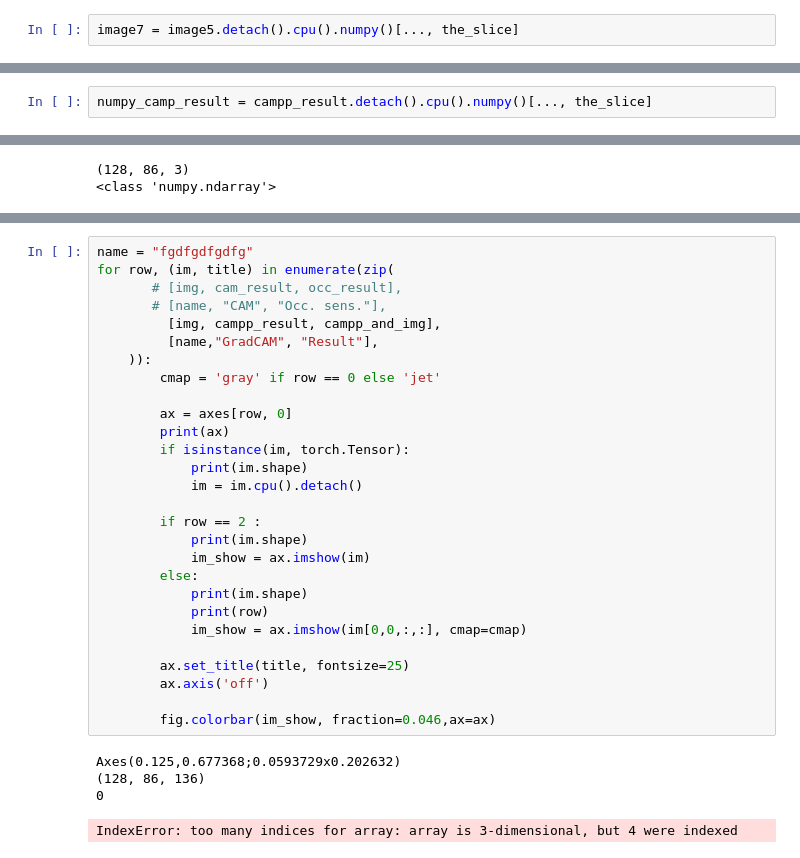
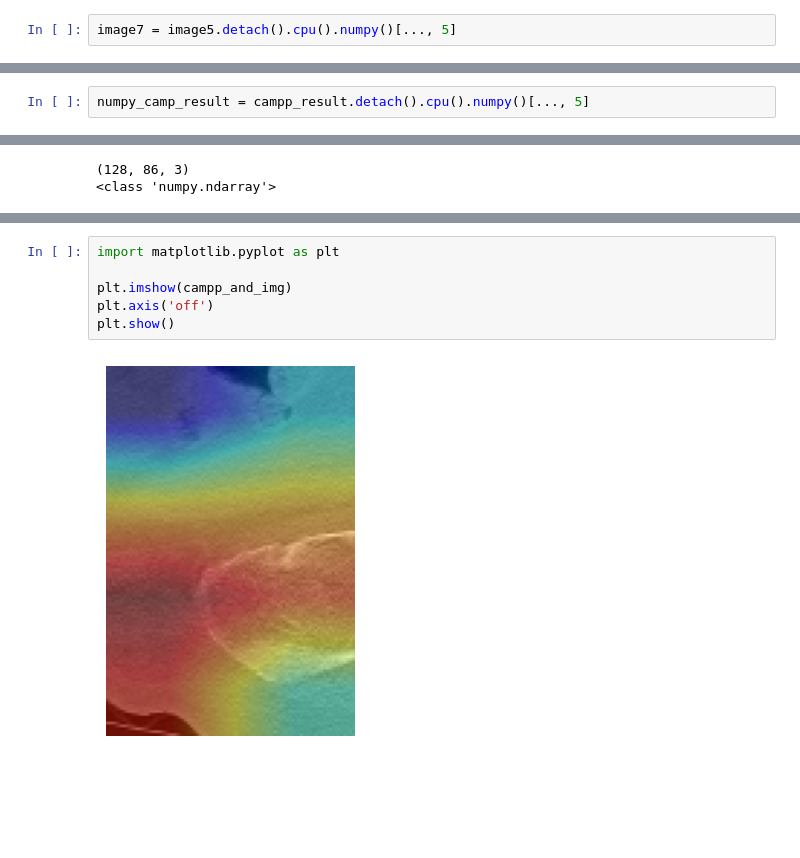
Before and after one commit to ardamamur/3D-Castellvi-Prediction, a Jupyter notebook: notebooks/visualize_learned_filters.ipynb, the cells around one changed output, grey strips where cells are left out. Saved outputs shown, nothing was run; the diff lists cells and outputs as text; blank space fills up the shorter version.

Commit message:
heatmap

```diff
--- a/notebooks/visualize_learned_filters.ipynb
+++ b/notebooks/visualize_learned_filters.ipynb
@@ -589,2 +521,2 @@ print(the_slice)
 # %%
-image7 = image5.detach().cpu().numpy()[..., the_slice]
+image7 = image5.detach().cpu().numpy()[..., 5]
@@ -609,5 +604,5 @@ campp_result = campp( x=image5 , class_idx=None)
 # %%
-numpy_camp_result = campp_result.detach().cpu().numpy()[..., the_slice]
+numpy_camp_result = campp_result.detach().cpu().numpy()[..., 5]
 # %%
 print(numpy_camp_result)
 # %% [output]
@@ -729,33 +695,8 @@ plt.subplots_adjust(hspace=0.4)
-# %%
-name = "fgdfgdfgdfg"
-for row, (im, title) in enumerate(zip(
-       # [img, cam_result, occ_result],
-       # [name, "CAM", "Occ. sens."],
-         [img, campp_result, campp_and_img],
-         [name,"GradCAM", "Result"],
-    )):
-        cmap = 'gray' if row == 0 else 'jet'
-
-        ax = axes[row, 0]
-        print(ax)
-        if isinstance(im, torch.Tensor):
-            print(im.shape)
-            im = im.cpu().detach()
-
-        if row == 2 :
-            print(im.shape)
-            im_show = ax.imshow(im)
-        else:
-            print(im.shape)
-            print(row)
-            im_show = ax.imshow(im[0,0,:,:], cmap=cmap)
-
-        ax.set_title(title, fontsize=25)
-        ax.axis('off')
-
-        fig.colorbar(im_show, fraction=0.046,ax=ax)
-# %% [output]
-Axes(0.125,0.677368;0.0593729x0.202632)
-(128, 86, 136)
-0
-IndexError: too many indices for array: array is 3-dimensional, but 4 were indexed
+# %%
+import matplotlib.pyplot as plt
+
+plt.imshow(campp_and_img)
+plt.axis('off')
+plt.show()
+# %% [output]
+[figure, added]
```
Also changed, not shown: parts of 29 cells of this notebook.
